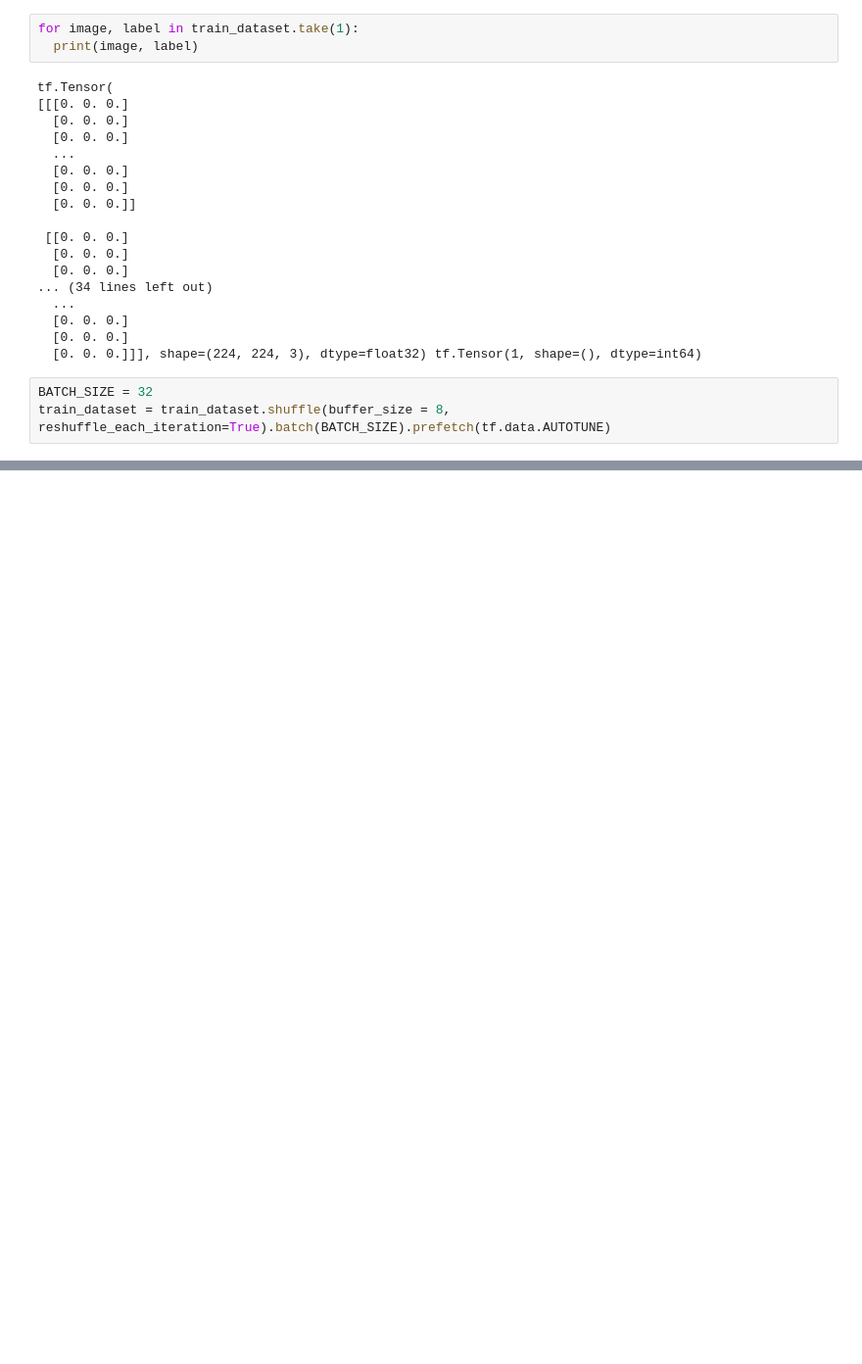
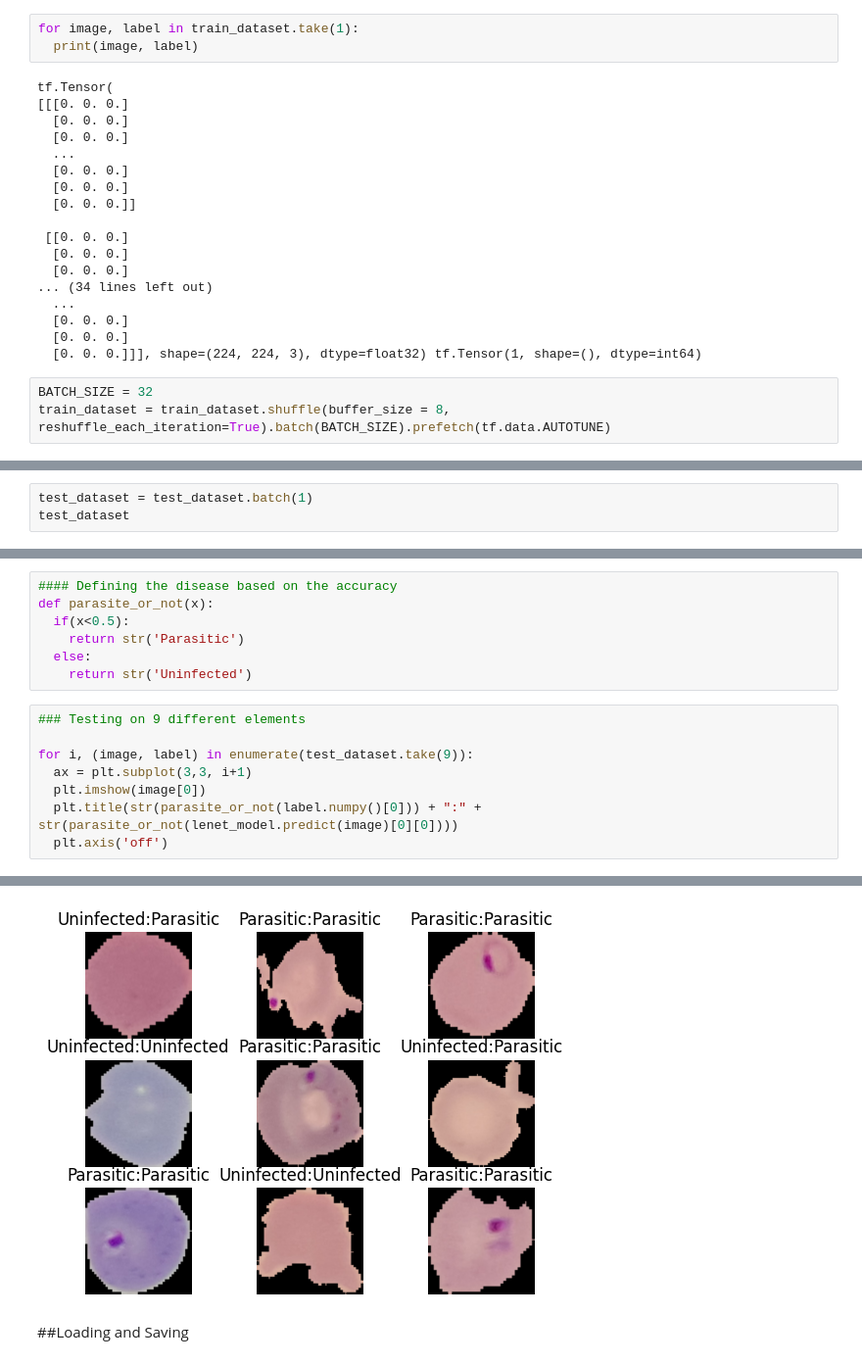
Before and after one commit to ujjawalsingh10/Malaria-Detection, a Jupyter notebook: Malaria_Detection.ipynb, the cells around one changed output, grey strips where cells are left out. Shown at 98% size. Drawn from its saved outputs; the diff is of its cells as text; blank space fills up the shorter version.

```diff
--- a/Malaria_Detection.ipynb
+++ b/Malaria_Detection.ipynb
@@ -138,0 +231,3 @@ train_dataset = train_dataset.shuffle(buffer_size = 8, reshuffle_each_iteration=
+# %%
+test_dataset = test_dataset.batch(1)
+test_dataset
@@ -138,0 +250,16 @@ train_dataset = train_dataset.shuffle(buffer_size = 8, reshuffle_each_iteration=
+# %%
+#### Defining the disease based on the accuracy
+def parasite_or_not(x):
+  if(x<0.5):
+    return str('Parasitic')
+  else:
+    return str('Uninfected')
+# %%
+### Testing on 9 different elements
+
+for i, (image, label) in enumerate(test_dataset.take(9)):
+  ax = plt.subplot(3,3, i+1)
+  plt.imshow(image[0])
+  plt.title(str(parasite_or_not(label.numpy()[0])) + ":" + str(parasite_or_not(lenet_model.predict(image)[0][0])))
+  plt.axis('off')
+# %% [output]
@@ -138,0 +275,3 @@ train_dataset = train_dataset.shuffle(buffer_size = 8, reshuffle_each_iteration=
+[figure, added]
+# %% [markdown]
+##Loading and Saving
```
Also changed, not shown: parts of 30 cells of this notebook.
